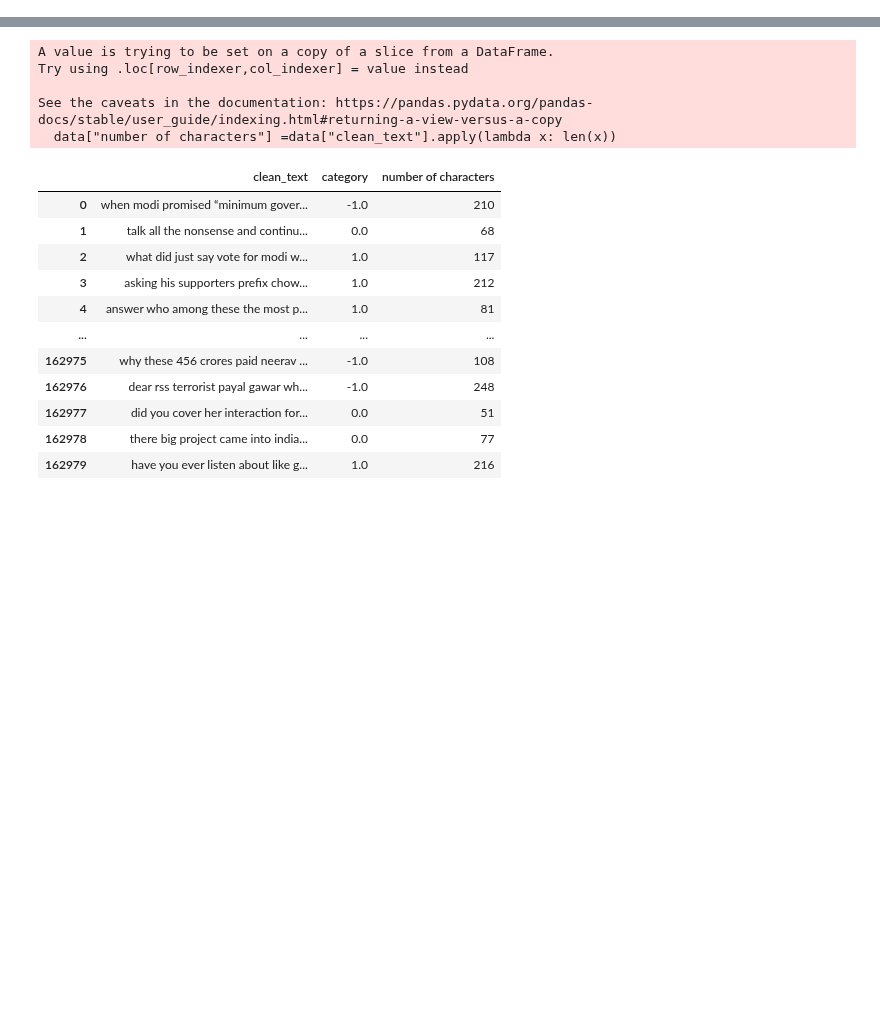
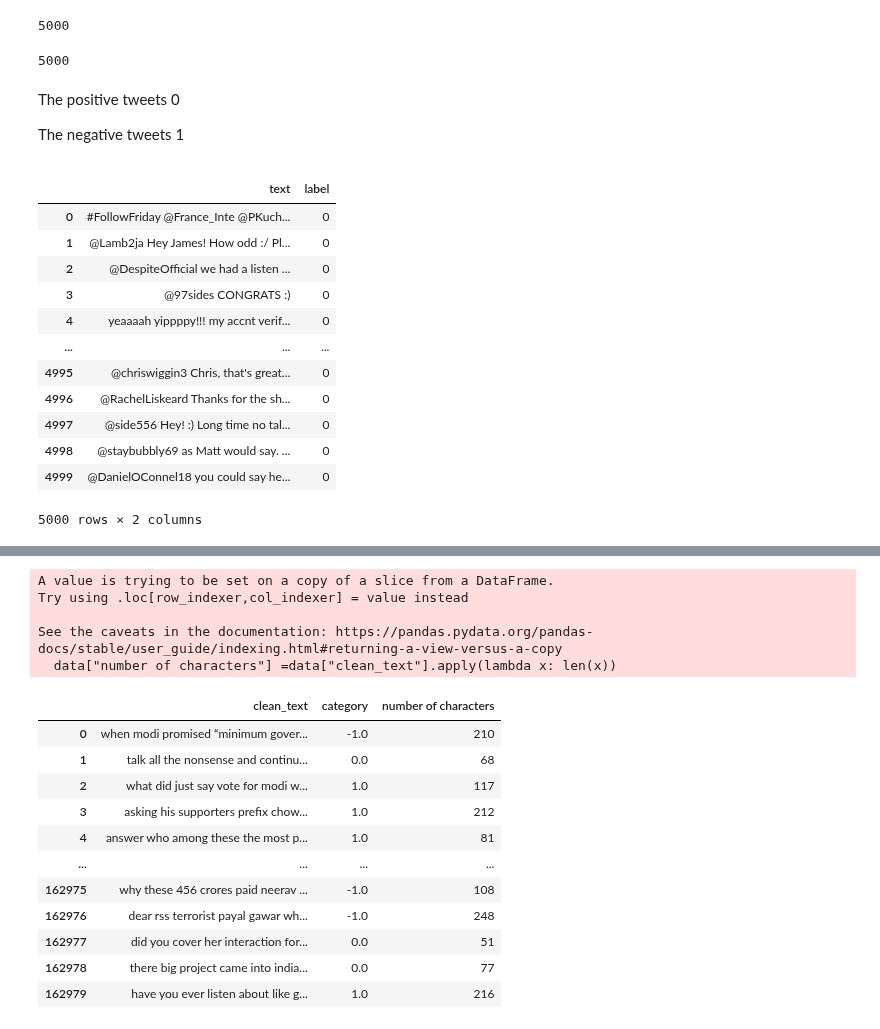
Before and after one commit to Kaustuv-Karki/Data-mining, a Jupyter notebook: Naive-bayes/twitter_naivebayes.ipynb, the cells around one changed output, grey strips where cells are left out. Cells and saved outputs as stored; diff of their text form; code cells hidden in the pictures; blank space fills up the shorter version.

```diff
--- a/Naive-bayes/twitter_naivebayes.ipynb
+++ b/Naive-bayes/twitter_naivebayes.ipynb
@@ -4,0 +7,2 @@ import matplotlib.pyplot as plt
+# %%
+all_positive_samples = twitter_samples.strings("positive_tweets.json")
@@ -4,0 +11,30 @@ import matplotlib.pyplot as plt
+# %%
+len(all_positive_samples)
+# %% [output]
+5000
+# %%
+len(all_negative_samples)
+# %% [output]
+5000
+# %% [markdown]
+<p>The positive tweets 0
+<p>The negative tweets 1
+# %%
+df_positive = pd.DataFrame(all_positive_samples, columns=['text'])
+df_positive['label'] = 0
+# %%
+df_positive
+# %% [output]
+|  | text | label |
+| 0 | #FollowFriday @France_Inte @PKuch... | 0 |
+| 1 | @Lamb2ja Hey James! How odd :/ Pl... | 0 |
+| 2 | @DespiteOfficial we had a listen ... | 0 |
+| 3 | @97sides CONGRATS :) | 0 |
+| 4 | yeaaaah yippppy!!! my accnt verif... | 0 |
+| ... | ... | ... |
+| 4995 | @chriswiggin3 Chris, that's great... | 0 |
+| 4996 | @RachelLiskeard Thanks for the sh... | 0 |
+| 4997 | @side556 Hey! :) Long time no tal... | 0 |
+| 4998 | @staybubbly69 as Matt would say. ... | 0 |
+| 4999 | @DanielOConnel18 you could say he... | 0 |
+5000 rows × 2 columns
```
Also changed, not shown: parts of 19 cells of this notebook, 1 other file.
